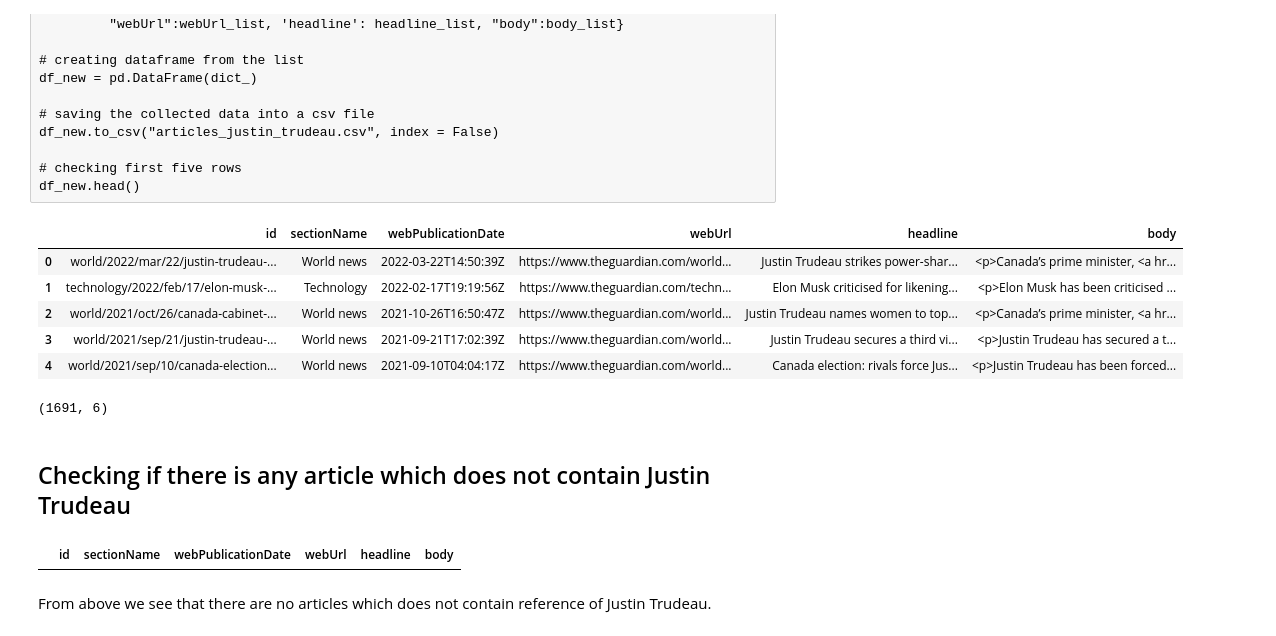
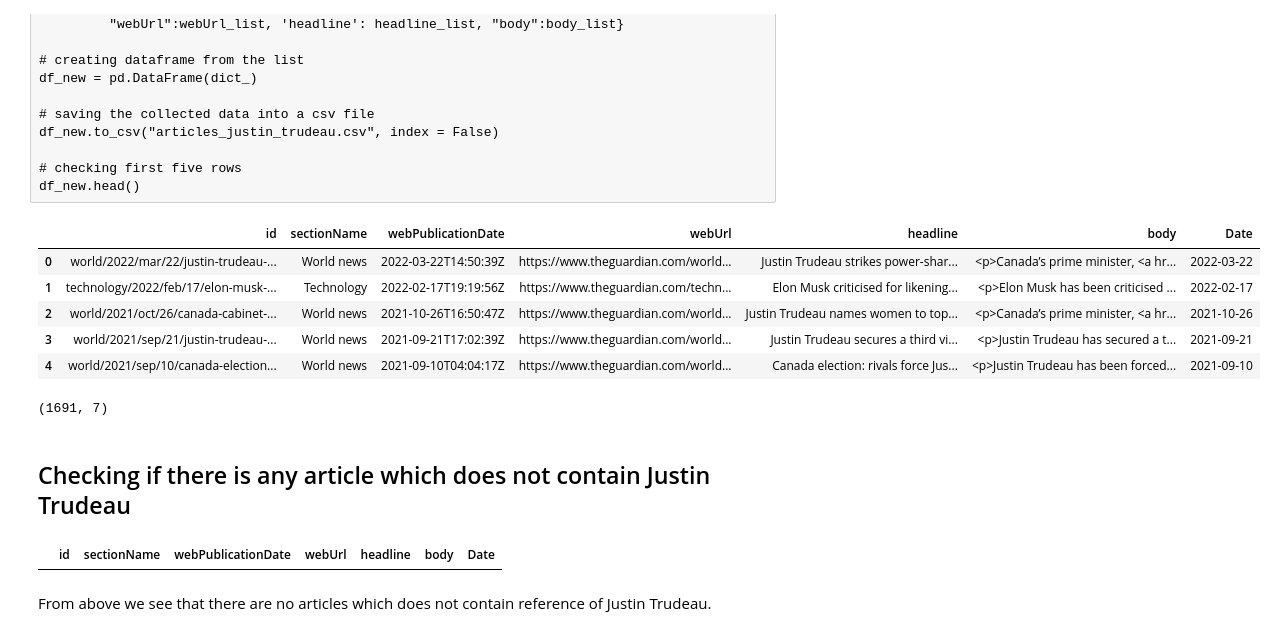
Before and after one commit to elakapoor/Guardian-API-usecase, a Jupyter notebook: CaseStudy.ipynb, the cells around one changed output. Drawn from its saved outputs; the diff is of its cells as text; code cells hidden in the pictures.

```diff
--- a/CaseStudy.ipynb
+++ b/CaseStudy.ipynb
@@ -98,27 +98,27 @@ df_new.to_csv("articles_justin_trudeau.csv", index = False)
 df_new.head()
 # %%
 # reading the csv file
-df = pd.read_csv("articles_justin_trudeau.csv")
+df = pd.read_csv("articles_justin_trudeau 2022-04-03.csv")
 df.head()
 # %% [output]
-|  | id | sectionName | webPublicationDate | webUrl | headline | body |
-| 0 | world/2022/mar/22/justin-trudeau-... | World news | 2022-03-22T14:50:39Z | https://www.theguardian.com/world... | Justin Trudeau strikes power-shar... | <p>Canada’s prime minister, <a hr... |
-| 1 | technology/2022/feb/17/elon-musk-... | Technology | 2022-02-17T19:19:56Z | https://www.theguardian.com/techn... | Elon Musk criticised for likening... | <p>Elon Musk has been criticised ... |
-| 2 | world/2021/oct/26/canada-cabinet-... | World news | 2021-10-26T16:50:47Z | https://www.theguardian.com/world... | Justin Trudeau names women to top... | <p>Canada’s prime minister, <a hr... |
-| 3 | world/2021/sep/21/justin-trudeau-... | World news | 2021-09-21T17:02:39Z | https://www.theguardian.com/world... | Justin Trudeau secures a third vi... | <p>Justin Trudeau has secured a t... |
-| 4 | world/2021/sep/10/canada-election... | World news | 2021-09-10T04:04:17Z | https://www.theguardian.com/world... | Canada election: rivals force Jus... | <p>Justin Trudeau has been forced... |
+|  | id | sectionName | webPublicationDate | webUrl | headline | body | Date |
+| 0 | world/2022/mar/22/justin-trudeau-... | World news | 2022-03-22T14:50:39Z | https://www.theguardian.com/world... | Justin Trudeau strikes power-shar... | <p>Canada’s prime minister, <a hr... | 2022-03-22 |
+| 1 | technology/2022/feb/17/elon-musk-... | Technology | 2022-02-17T19:19:56Z | https://www.theguardian.com/techn... | Elon Musk criticised for likening... | <p>Elon Musk has been criticised ... | 2022-02-17 |
+| 2 | world/2021/oct/26/canada-cabinet-... | World news | 2021-10-26T16:50:47Z | https://www.theguardian.com/world... | Justin Trudeau names women to top... | <p>Canada’s prime minister, <a hr... | 2021-10-26 |
+| 3 | world/2021/sep/21/justin-trudeau-... | World news | 2021-09-21T17:02:39Z | https://www.theguardian.com/world... | Justin Trudeau secures a third vi... | <p>Justin Trudeau has secured a t... | 2021-09-21 |
+| 4 | world/2021/sep/10/canada-election... | World news | 2021-09-10T04:04:17Z | https://www.theguardian.com/world... | Canada election: rivals force Jus... | <p>Justin Trudeau has been forced... | 2021-09-10 |
 # %%
 # checking the number of rows, columns in the file
 df.shape
 # %% [output]
-(1691, 6)
+(1691, 7)
 # %% [markdown]
 ## Checking if there is any article which does not contain Justin Trudeau
 # %%
 name= df[~df['body'].str.contains('Justin Trudeau')]
 name.head()
 # %% [output]
-|  | id | sectionName | webPublicationDate | webUrl | headline | body |
+|  | id | sectionName | webPublicationDate | webUrl | headline | body | Date |
 # %% [markdown]
 From above we see that there are no articles which does not contain reference of Justin Trudeau.
 # %% [markdown]
```
Also changed, not shown: parts of 12 cells of this notebook.
